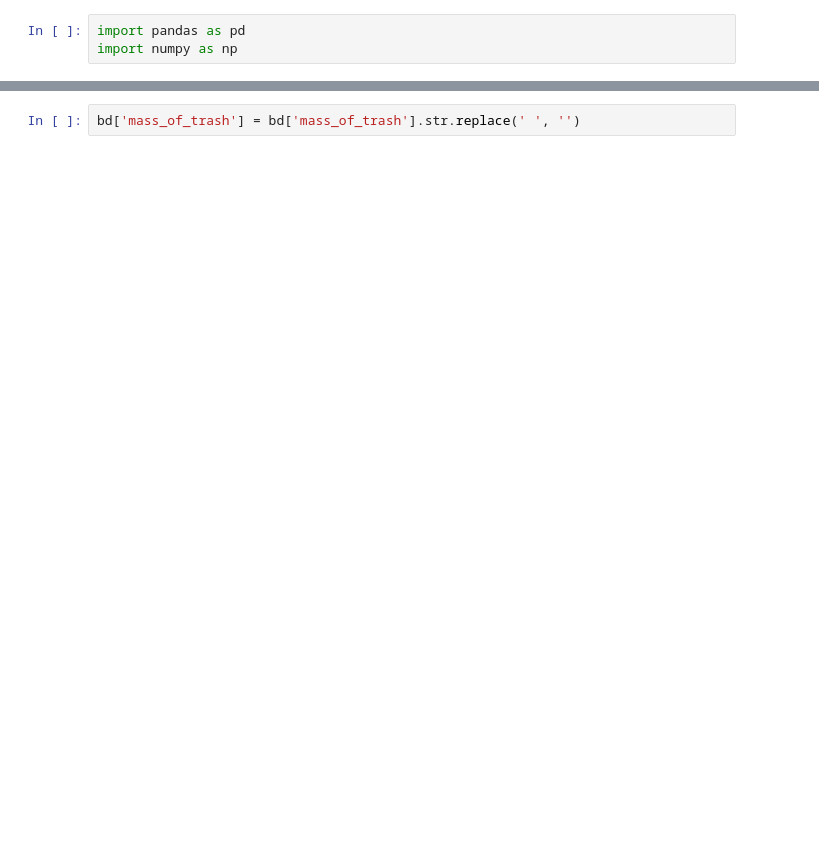
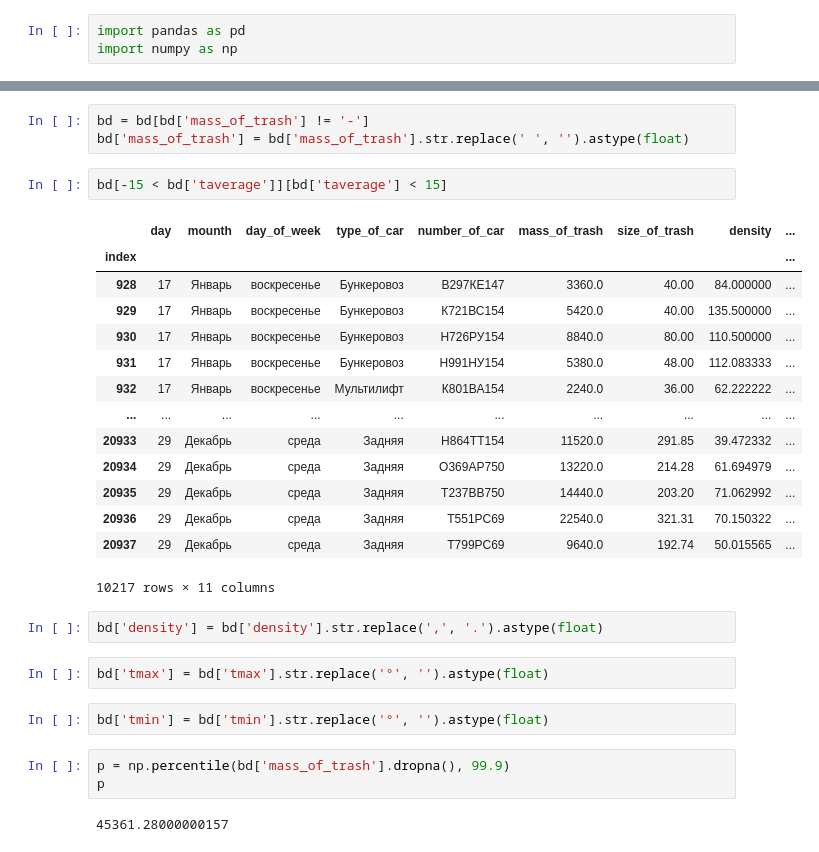
Before and after one commit to ssd2008/GWM, a Jupyter notebook: BMM.ipynb, the cells around one changed output, grey strips where cells are left out. Cells and saved outputs as stored; diff of their text form; blank space fills up the shorter version.

```diff
--- a/BMM.ipynb
+++ b/BMM.ipynb
@@ -44,2 +34,31 @@ Name: mass_of_trash, Length: 21390, dtype: object
 # %%
-bd['mass_of_trash'] = bd['mass_of_trash'].str.replace(' ', '')
+bd = bd[bd['mass_of_trash'] != '-']
+bd['mass_of_trash'] = bd['mass_of_trash'].str.replace(' ', '').astype(float)
+# %%
+bd[-15 < bd['taverage']][bd['taverage'] < 15]
+# %% [output]
+|  | day | mounth | day_of_week | type_of_car | number_of_car | mass_of_trash | size_of_trash | density | ... |
+| index |  |  |  |  |  |  |  |  | ... |
+| 928 | 17 | Январь | воскресенье | Бункеровоз | В297КЕ147 | 3360.0 | 40.00 | 84.000000 | ... |
+| 929 | 17 | Январь | воскресенье | Бункеровоз | К721ВС154 | 5420.0 | 40.00 | 135.500000 | ... |
+| 930 | 17 | Январь | воскресенье | Бункеровоз | Н726РУ154 | 8840.0 | 80.00 | 110.500000 | ... |
+| 931 | 17 | Январь | воскресенье | Бункеровоз | Н991НУ154 | 5380.0 | 48.00 | 112.083333 | ... |
+| 932 | 17 | Январь | воскресенье | Мультилифт | К801ВА154 | 2240.0 | 36.00 | 62.222222 | ... |
+| ... | ... | ... | ... | ... | ... | ... | ... | ... | ... |
+| 20933 | 29 | Декабрь | среда | Задняя | Н864ТТ154 | 11520.0 | 291.85 | 39.472332 | ... |
+| 20934 | 29 | Декабрь | среда | Задняя | О369АР750 | 13220.0 | 214.28 | 61.694979 | ... |
+| 20935 | 29 | Декабрь | среда | Задняя | Т237ВВ750 | 14440.0 | 203.20 | 71.062992 | ... |
+| 20936 | 29 | Декабрь | среда | Задняя | Т551РС69 | 22540.0 | 321.31 | 70.150322 | ... |
+| 20937 | 29 | Декабрь | среда | Задняя | Т799РС69 | 9640.0 | 192.74 | 50.015565 | ... |
+10217 rows × 11 columns
+# %%
+bd['density'] = bd['density'].str.replace(',', '.').astype(float)
+# %%
+bd['tmax'] = bd['tmax'].str.replace('°', '').astype(float)
+# %%
+bd['tmin'] = bd['tmin'].str.replace('°', '').astype(float)
+# %%
+p = np.percentile(bd['mass_of_trash'].dropna(), 99.9)
+p
+# %% [output]
+45361.28000000157
```
Also changed, not shown: parts of 11 cells of this notebook.
